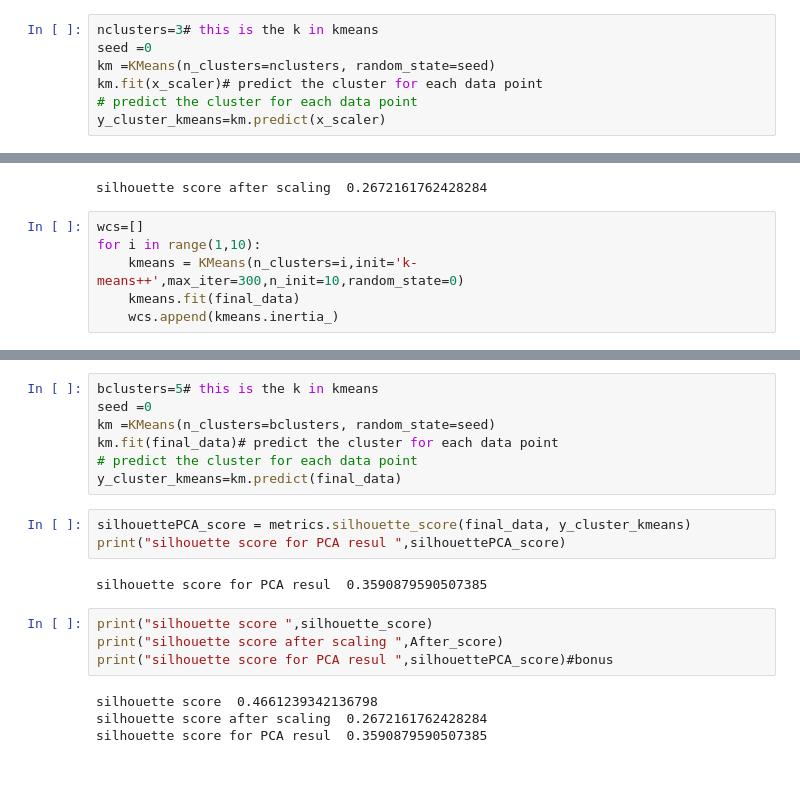
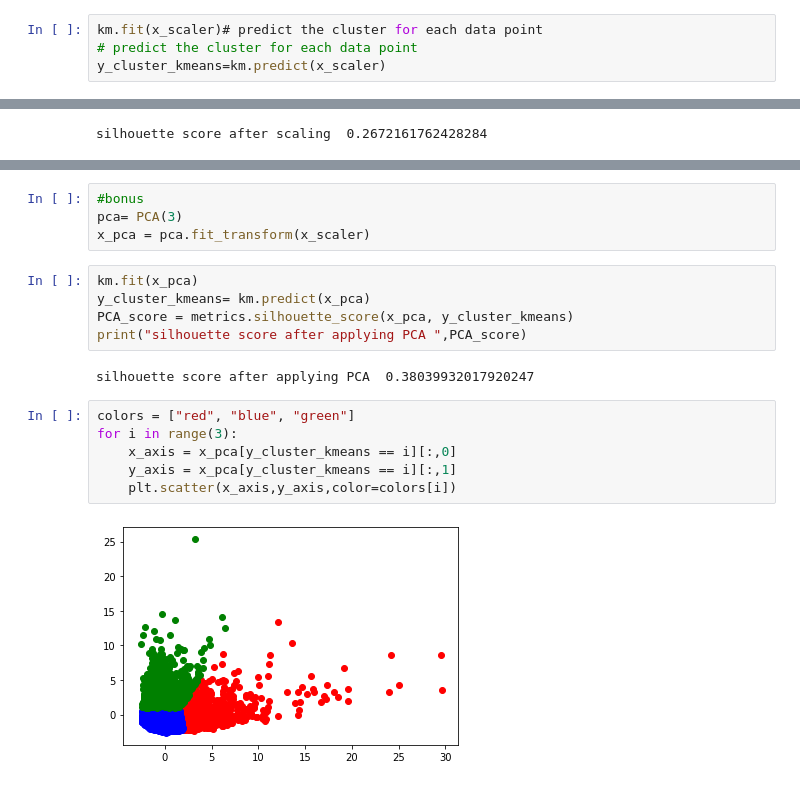
Before and after one commit to Pranathi-07/PythonDeepLearningICP1, a Jupyter notebook: ICP6/Kmeans.ipynb, the cells around one changed output, grey strips where cells are left out. Saved outputs shown, nothing was run; the diff lists cells and outputs as text.

```diff
--- a/ICP6/Kmeans.ipynb
+++ b/ICP6/Kmeans.ipynb
@@ -129,7 +110,4 @@ print(final_data)
 # %%
-nclusters=3# this is the k in kmeans
-seed =0
-km =KMeans(n_clusters=nclusters, random_state=seed)
 km.fit(x_scaler)# predict the cluster for each data point
 # predict the cluster for each data point
 y_cluster_kmeans=km.predict(x_scaler)
@@ -138,9 +116,3 @@ After_score = metrics.silhouette_score(x_scaler, y_cluster_kmeans)
 print("silhouette score after scaling ",After_score)
 # %% [output]
 silhouette score after scaling  0.2672161762428284
-# %%
-wcs=[]
-for i in range(1,10):
-    kmeans = KMeans(n_clusters=i,init='k-means++',max_iter=300,n_init=10,random_state=0)
-    kmeans.fit(final_data)
-    wcs.append(kmeans.inertia_)
@@ -155,20 +119,19 @@ plt.show()
-# %%
-bclusters=5# this is the k in kmeans
-seed =0
-km =KMeans(n_clusters=bclusters, random_state=seed)
-km.fit(final_data)# predict the cluster for each data point
-# predict the cluster for each data point
-y_cluster_kmeans=km.predict(final_data)
+# %%
+#bonus
+pca= PCA(3)
+x_pca = pca.fit_transform(x_scaler)
 # %%
-silhouettePCA_score = metrics.silhouette_score(final_data, y_cluster_kmeans)
-print("silhouette score for PCA resul ",silhouettePCA_score)
+km.fit(x_pca)
+y_cluster_kmeans= km.predict(x_pca)
+PCA_score = metrics.silhouette_score(x_pca, y_cluster_kmeans)
+print("silhouette score after applying PCA ",PCA_score)
 # %% [output]
-silhouette score for PCA resul  0.3590879590507385
+silhouette score after applying PCA  0.38039932017920247
-# %%
-print("silhouette score ",silhouette_score)
-print("silhouette score after scaling ",After_score)
-print("silhouette score for PCA resul ",silhouettePCA_score)#bonus
-# %% [output]
-silhouette score  0.4661239342136798
-silhouette score after scaling  0.2672161762428284
-silhouette score for PCA resul  0.3590879590507385
+# %%
+colors = ["red", "blue", "green"]
+for i in range(3):
+    x_axis = x_pca[y_cluster_kmeans == i][:,0]
+    y_axis = x_pca[y_cluster_kmeans == i][:,1]
+    plt.scatter(x_axis,y_axis,color=colors[i])
+# %% [output]
+[figure, added]
```
Also changed, not shown: parts of 8 cells of this notebook, 7 other files.
